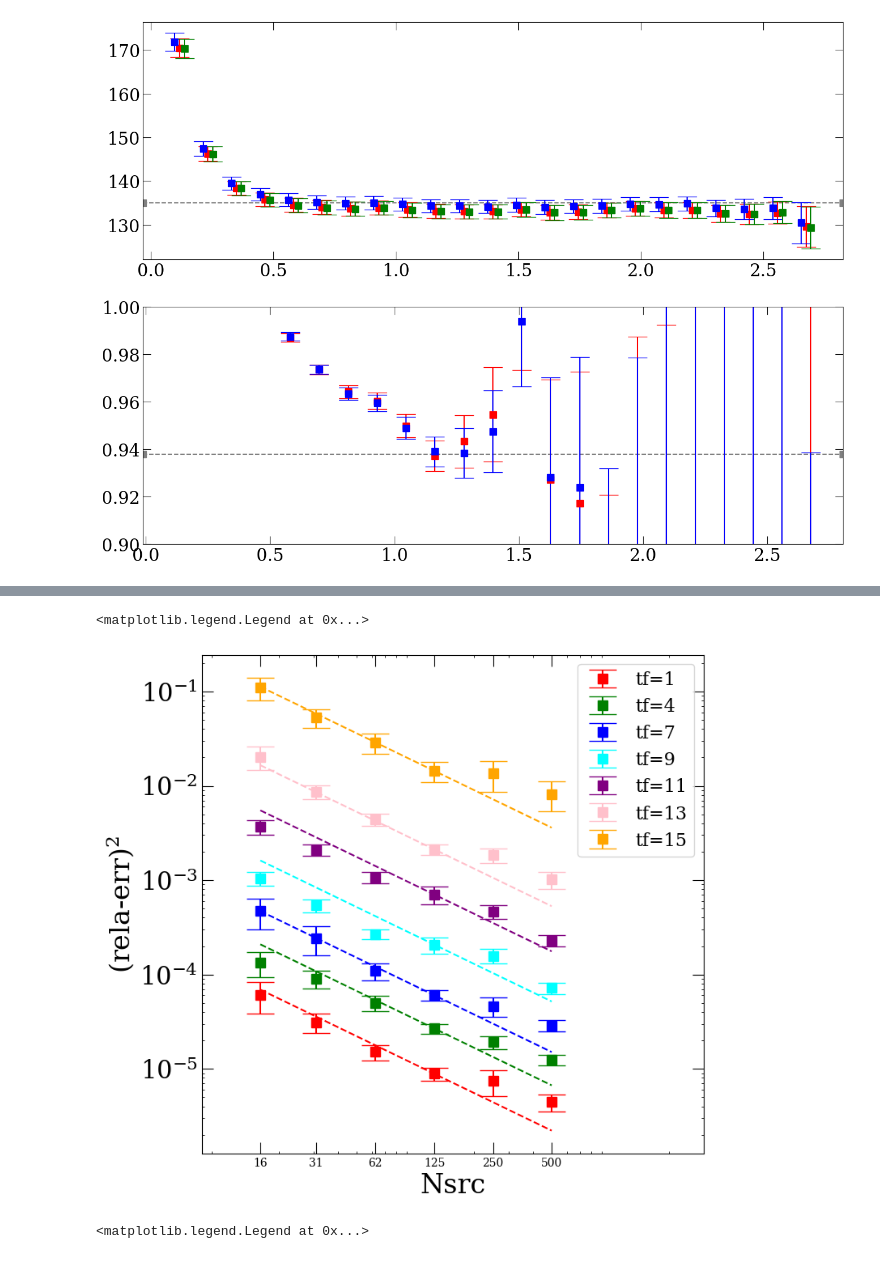
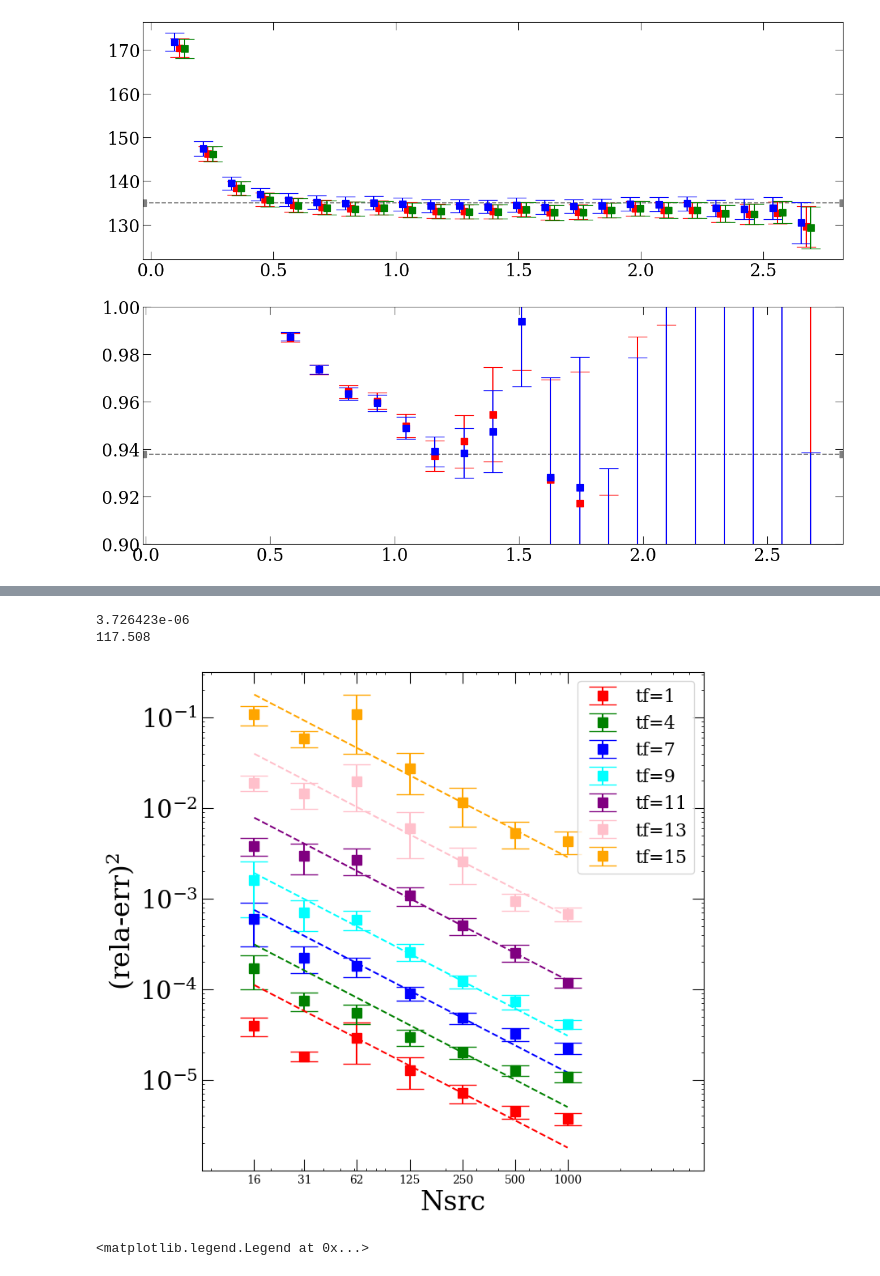
Before and after one commit to lee14916/glwc2, a Jupyter notebook: project2/03_NpiScatteringWilson/NsrcScalingTest.ipynb, the cells around one changed output, grey strips where cells are left out. Saved outputs shown, nothing was run; the diff lists cells and outputs as text; code cells hidden in the pictures.

```diff
--- a/project2/03_NpiScatteringWilson/NsrcScalingTest.ipynb
+++ b/project2/03_NpiScatteringWilson/NsrcScalingTest.ipynb
@@ -175,6 +172,13 @@ ax.errorbar(plt_x,plt_y,plt_yerr,color='b')
 <ErrorbarContainer object of 3 artists>
 [figure]
 # %%
+i_start=50; i_end=50+1000
+cfg2srcs={}
+path='/capstor/store/cscs/userlab/s1174/lyan/code/glwc2/project2/03_NpiScatteringWilson/dataPrepare/A15/data_aux/srcs.h5'
+with h5py.File(path) as f:
+    for cfg in f.keys():
+        cfg2srcs[cfg]=f[cfg][i_start:i_end]
+
 from random import shuffle
 
 path='/capstor/store/cscs/userlab/s1174/lyan/code/projectData2/03_NpiScatteringWilson/A15/data_post/'
@@ -185,8 +189,9 @@ for i,cfg in enumerate(cfgs):
     print(i,len(cfgs),end='            \r')
     file=f'{path}{cfg}/N.h5_0mom'
     with h5py.File(file) as f:
-        srcs=list(f['data'].keys())
-        shuffle(srcs)
+        # srcs=list(f['data'].keys())
+        # shuffle(srcs)
+        srcs=['sx{:02d}sy{:02d}sz{:02d}st{:02d}'.format(sx,sy,sz,st) for sx,sy,sz,st in cfg2srcs[cfg]]
 
         def get(src):
             t=f['data'][src]['N_a'][:,16,:]
@@ -197,9 +202,10 @@ for i,cfg in enumerate(cfgs):
         data.append(t)
     # break
 data=np.array(data)
-data.shape
+print(data.shape)
 
-path='/capstor/store/cscs/userlab/s1174/lyan/code/projectData2/03_NpiScatteringWilson/A15/data_merge/Nsrc.h5'
+path='/capstor/store/cscs/userlab/s1174/lyan/code/projectData2/03_NpiScatteringWilson/A15/data_merge/Nsrc=1000.h5'
 with h5py.File(path,'w') as f:
+    f.create_dataset('srcs',data=np.array([cfg2srcs[cfg] for cfg in cfgs]))
     f.create_dataset('N',data=data)
 # %% [output]
@@ -207,7 +255,20 @@ with h5py.File(path,'w') as f:
+# %%
+path='/capstor/store/cscs/userlab/s1174/lyan/code/scratch/run/03_NpiScatteringWilson/A15/run/a0009/Diagram0009_sx019sy029sz040st043_N.h5'
+with h5py.File(path) as f:
+    t=f['sx19sy29sz40st43/N_a'][:,16,0]
+    t=t[:,:,0]+1j*t[:,:,1]
+    t_bw=np.roll(np.flip(t,axis=1),1,axis=1)
+    t= ( (t[:,0]+t[:,5]) - (t_bw[:,10]+t_bw[:,15]) )/4
+    t=np.real(t)
+    print(t[1])
+    print((t[1]-mean)/std)
+# %% [output]
+3.726423e-06
+117.508
 # %%
 from random import shuffle
 
-path='/capstor/store/cscs/userlab/s1174/lyan/code/projectData2/03_NpiScatteringWilson/A15/data_merge/Nsrc.h5'
+path='/capstor/store/cscs/userlab/s1174/lyan/code/projectData2/03_NpiScatteringWilson/A15/data_merge/Nsrc=1000.h5'
 with h5py.File(path) as f:
     data=f['N'][:]
 
@@ -218,9 +279,9 @@ with h5py.File(path) as f:
         t.append(dat[inds])
     data=np.real(np.array(t))
 # %%
-Nsrc_base=125
+Nsrc_base=250
 # Nsrcs=[1,2,4,8,16,32,64,125,250,500]
-Nsrcs=[16,31,62,125,250,500]
+Nsrcs=[16,31,62,125,250,500,1000]
 tfs=[1,4,7,9,11,13,15]
 
 fig, axs = yu.getFigAxs(1,1,Lrow=8,Lcol=8)
@@ -230,35 +291,35 @@ ax.set_yscale('log')
 ax.set_xlim([Nsrcs[0]/2,Nsrcs[-1]*6])
 ax.set_xticks(Nsrcs)
 ax.set_xticklabels([str(Nsrc) for Nsrc in Nsrcs],size=10)
 ax.set_xlabel('Nsrc',size=24)
 ax.set_ylabel(f'(rela-err)$^2$',size=24)
 
 # plt_x=np.sqrt(Nsrcs); plt_y=np.sqrt(Nsrcs)/np.sqrt(Nsrc_base)
 # ax.plot(plt_x,plt_y,color='black',ls='--',marker='')
 
 colors=['r','g','b','cyan','purple','pink','orange']
 for Nsrc in Nsrcs:
     def func(dat):
         N=len(dat)
         # t_base=np.sqrt(np.var(np.mean(dat[:,:Nsrc_base,:],axis=1),axis=0,ddof=1)/N)
         mean=np.mean(np.mean(dat,axis=1),axis=0)
         err=np.sqrt(np.var(np.mean(dat[:,:Nsrc,:],axis=1),axis=0,ddof=1)/N)
         return err**2/mean**2
     mean,err,cov=yu.jackknife2(data,func)
 
     if Nsrc==Nsrc_base:
         for i,tf in enumerate(tfs):
             plt_x=Nsrcs; plt_y=Nsrc_base/np.array(Nsrcs)*mean[0][tf]
             ax.plot(plt_x,plt_y,color=colors[i],ls='--',marker='')
 
     for i,tf in enumerate(tfs):
         plt_x=Nsrc; plt_y=mean[0][tf]; plt_yerr=err[0][tf]
         ax.errorbar(plt_x,plt_y,plt_yerr,color=colors[i],label=f'tf={tf}' if Nsrc==Nsrc_base else None)
 
 ax.legend(fontsize=16)
+plt.savefig('fig/c2pt_nucleon_scaling.pdf')
 # %% [output]
-<matplotlib.legend.Legend at 0x...>
-[figure, old version]
+[figure, new version]
 # %%
 Nsrc_base=125
 Nsrcs=[125,250,500]
```
Also changed, not shown: parts of 3 cells of this notebook, 20 other files.
